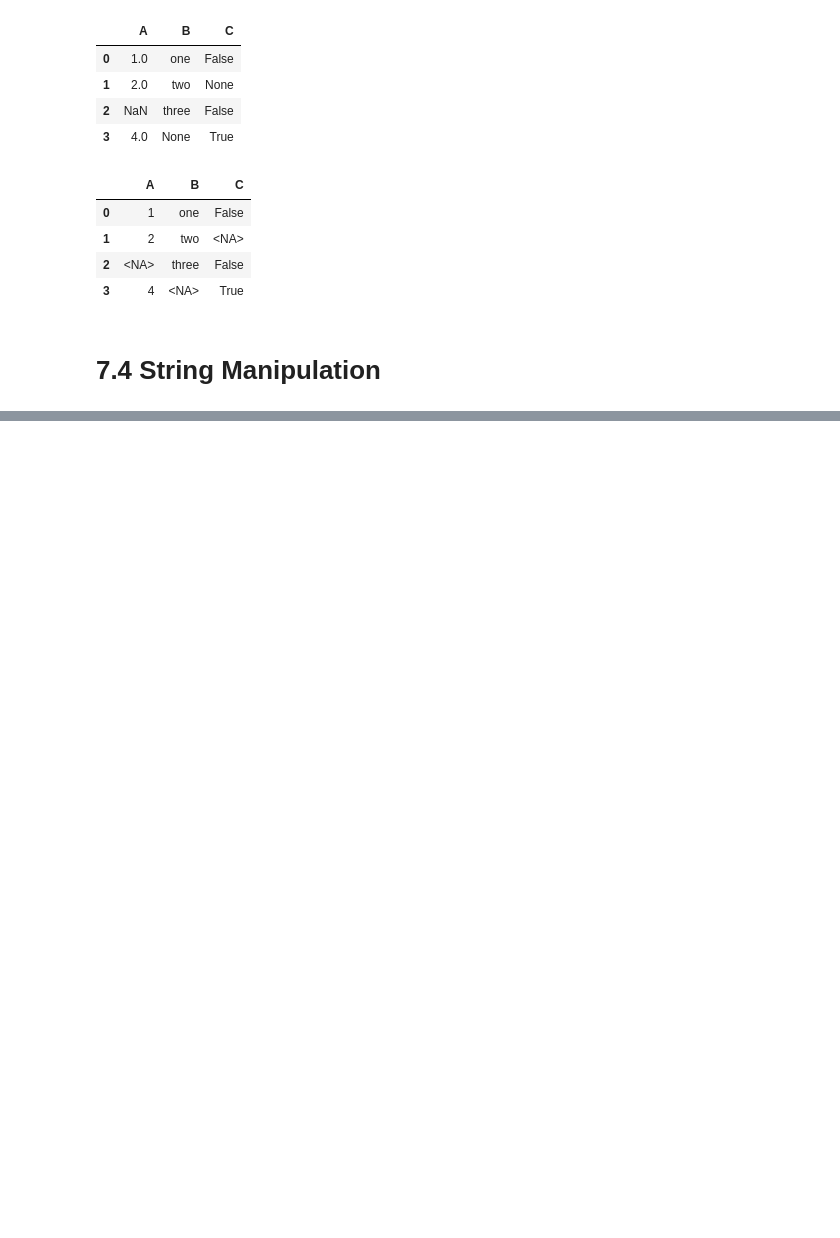
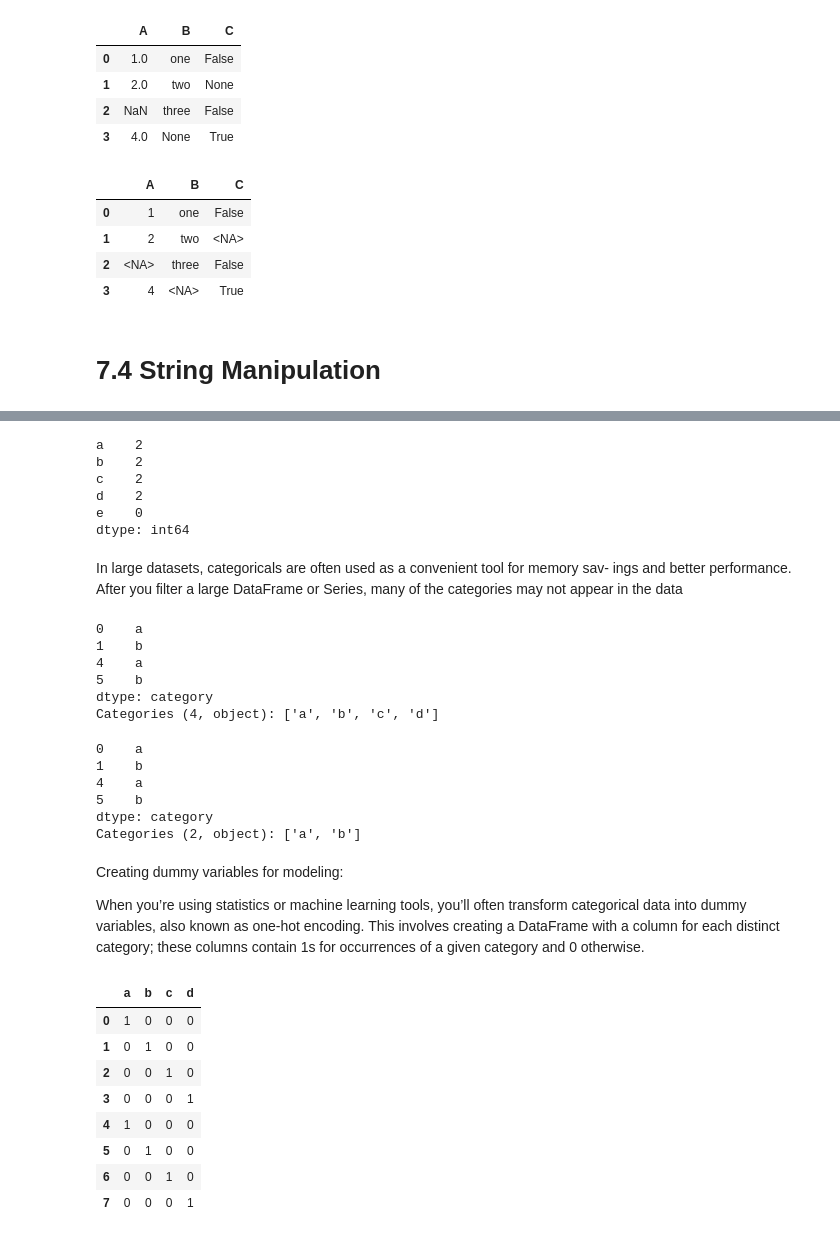
Before and after one commit to gpoon626/Python_Practice, a Jupyter notebook: Python_for_Data_Analysis_labs/Chapter_7_Data_Cleaning&Preparation.ipynb, the cells around one changed output, grey strips where cells are left out. Saved outputs shown, nothing was run; the diff lists cells and outputs as text; code cells hidden in the pictures; blank space fills up the shorter version.

```diff
--- a/Python_for_Data_Analysis_labs/Chapter_7_Data_Cleaning&Preparation.ipynb
+++ b/Python_for_Data_Analysis_labs/Chapter_7_Data_Cleaning&Preparation.ipynb
@@ -1545,0 +1502,56 @@ cat_s = pd.Series(['a', 'b', 'c', 'd'] * 2, dtype='category')
+# %%
+cat_s2.value_counts()
+# %% [output]
+a    2
+b    2
+c    2
+d    2
+e    0
+dtype: int64
+# %% [markdown]
+In large datasets, categoricals are often used as a convenient tool for memory sav‐
+ings and better performance. After you filter a large DataFrame or Series, many
+of the categories may not appear in the data
+# %%
+# To help with this, we can use the remove_unused_categories() method to trim unobserved categories:
+
+cat_s3 = cat_s[cat_s.isin(['a', 'b'])]
+cat_s3
+# %% [output]
+0    a
+1    b
+4    a
+5    b
+dtype: category
+Categories (4, object): ['a', 'b', 'c', 'd']
+# %%
+cat_s3.cat.remove_unused_categories()
+# %% [output]
+0    a
+1    b
+4    a
+5    b
+dtype: category
+Categories (2, object): ['a', 'b']
+# %% [markdown]
+Creating dummy variables for modeling:
+
+When you’re using statistics or machine learning tools, you’ll often transform categorical data into dummy variables, also known as one-hot encoding. This involves creating a DataFrame with a column for each distinct category; these columns contain 1s
+for occurrences of a given category and 0 otherwise.
+# %%
+cat_s = pd.Series(['a', 'b', 'c', 'd'] * 2, dtype='category')
+
+# the pandas.get_dummies() function converts this one-dimensional categorical data into
+# a DataFrame containing the dummy variable:
+
+pd.get_dummies(cat_s)
+# %% [output]
+|  | a | b | c | d |
+| 0 | 1 | 0 | 0 | 0 |
+| 1 | 0 | 1 | 0 | 0 |
+| 2 | 0 | 0 | 1 | 0 |
+| 3 | 0 | 0 | 0 | 1 |
+| 4 | 1 | 0 | 0 | 0 |
+| 5 | 0 | 1 | 0 | 0 |
+| 6 | 0 | 0 | 1 | 0 |
+| 7 | 0 | 0 | 0 | 1 |
```
Also changed, not shown: parts of 148 cells of this notebook.
